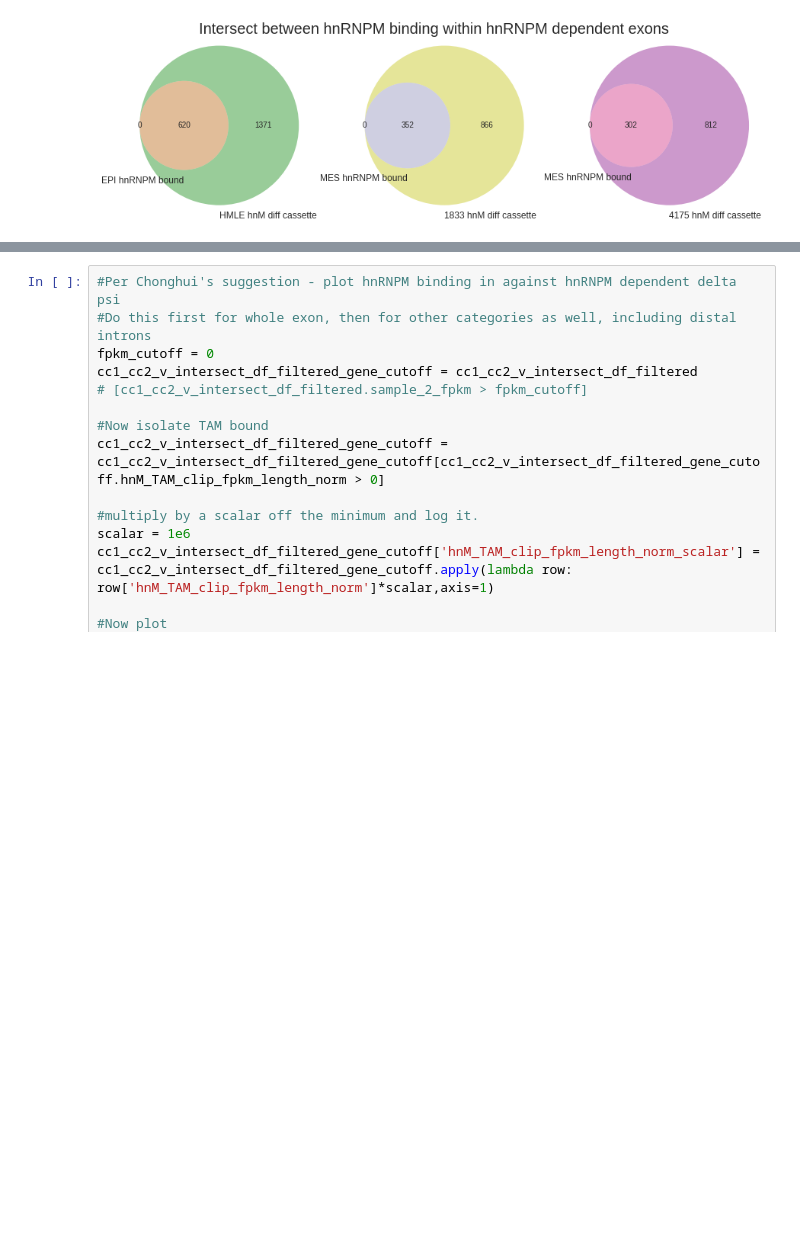
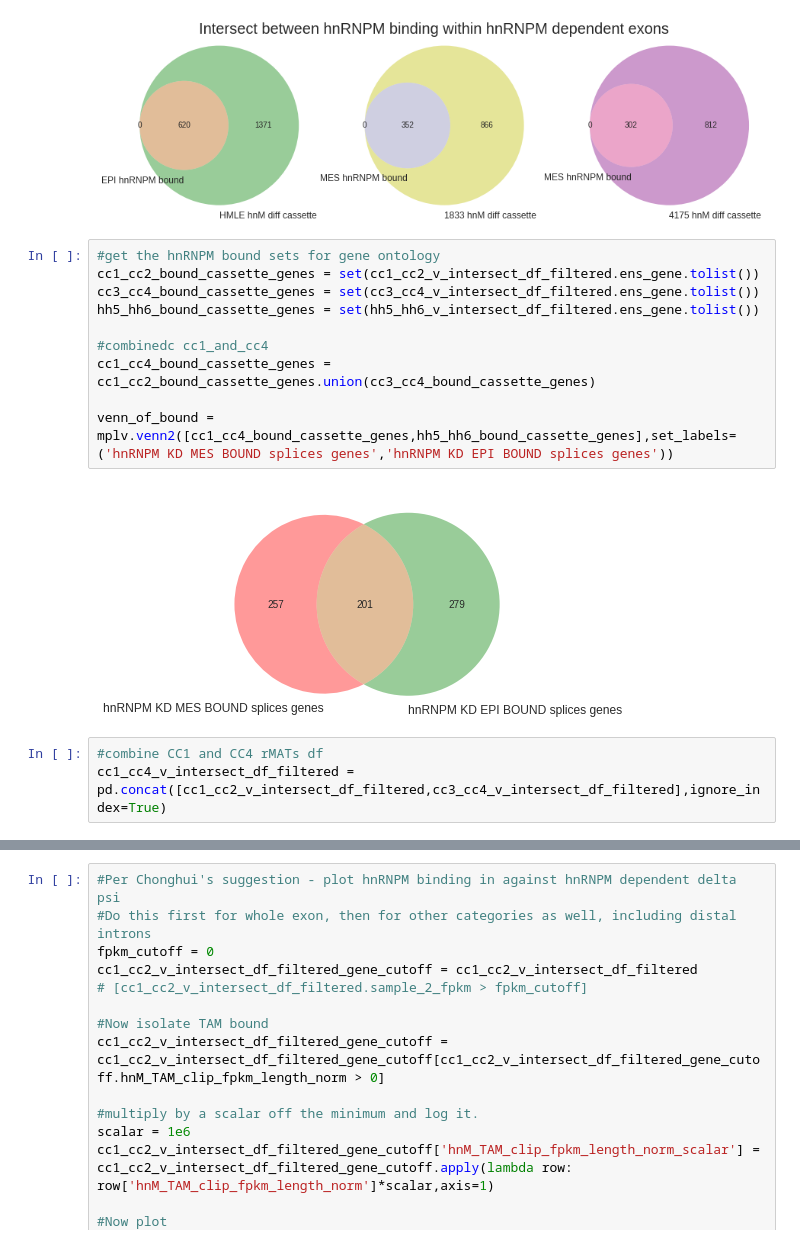
Before and after one commit to seharvey2012/programmatic_analysis, a Jupyter notebook: getting_clipper_to_work/clipper_runs_working_with_individual_rt_stops/splicing_event_centric_analysis_individual_rt_stops.ipynb, the cells around one changed output, grey strips where cells are left out. Drawn from its saved outputs; the diff is of its cells as text; blank space fills up the shorter version.

```diff
--- a/getting_clipper_to_work/clipper_runs_working_with_individual_rt_stops/splicing_event_centric_analysis_individual_rt_stops.ipynb
+++ b/getting_clipper_to_work/clipper_runs_working_with_individual_rt_stops/splicing_event_centric_analysis_individual_rt_stops.ipynb
@@ -1333,3 +1333,18 @@ mplv.venn2([set(cc3_cc4_tam.splice_id.tolist()),set(cc3_cc4_rMATS_df_filtered.sp
 # %% [output]
 <matplotlib_venn._common.VennDiagram instance at 0x...>
 [figure]
+# %%
+#get the hnRNPM bound sets for gene ontology
+cc1_cc2_bound_cassette_genes = set(cc1_cc2_v_intersect_df_filtered.ens_gene.tolist())
+cc3_cc4_bound_cassette_genes = set(cc3_cc4_v_intersect_df_filtered.ens_gene.tolist())
+hh5_hh6_bound_cassette_genes = set(hh5_hh6_v_intersect_df_filtered.ens_gene.tolist())
+
+#combinedc cc1_and_cc4
+cc1_cc4_bound_cassette_genes = cc1_cc2_bound_cassette_genes.union(cc3_cc4_bound_cassette_genes)
+
+venn_of_bound = mplv.venn2([cc1_cc4_bound_cassette_genes,hh5_hh6_bound_cassette_genes],set_labels=('hnRNPM KD MES BOUND splices genes','hnRNPM KD EPI BOUND splices genes'))
+# %% [output]
+[figure, added]
+# %%
+#combine CC1 and CC4 rMATs df
+cc1_cc4_v_intersect_df_filtered = pd.concat([cc1_cc2_v_intersect_df_filtered,cc3_cc4_v_intersect_df_filtered],ignore_index=True)
```
Also changed, not shown: parts of 1 cell of this notebook.
